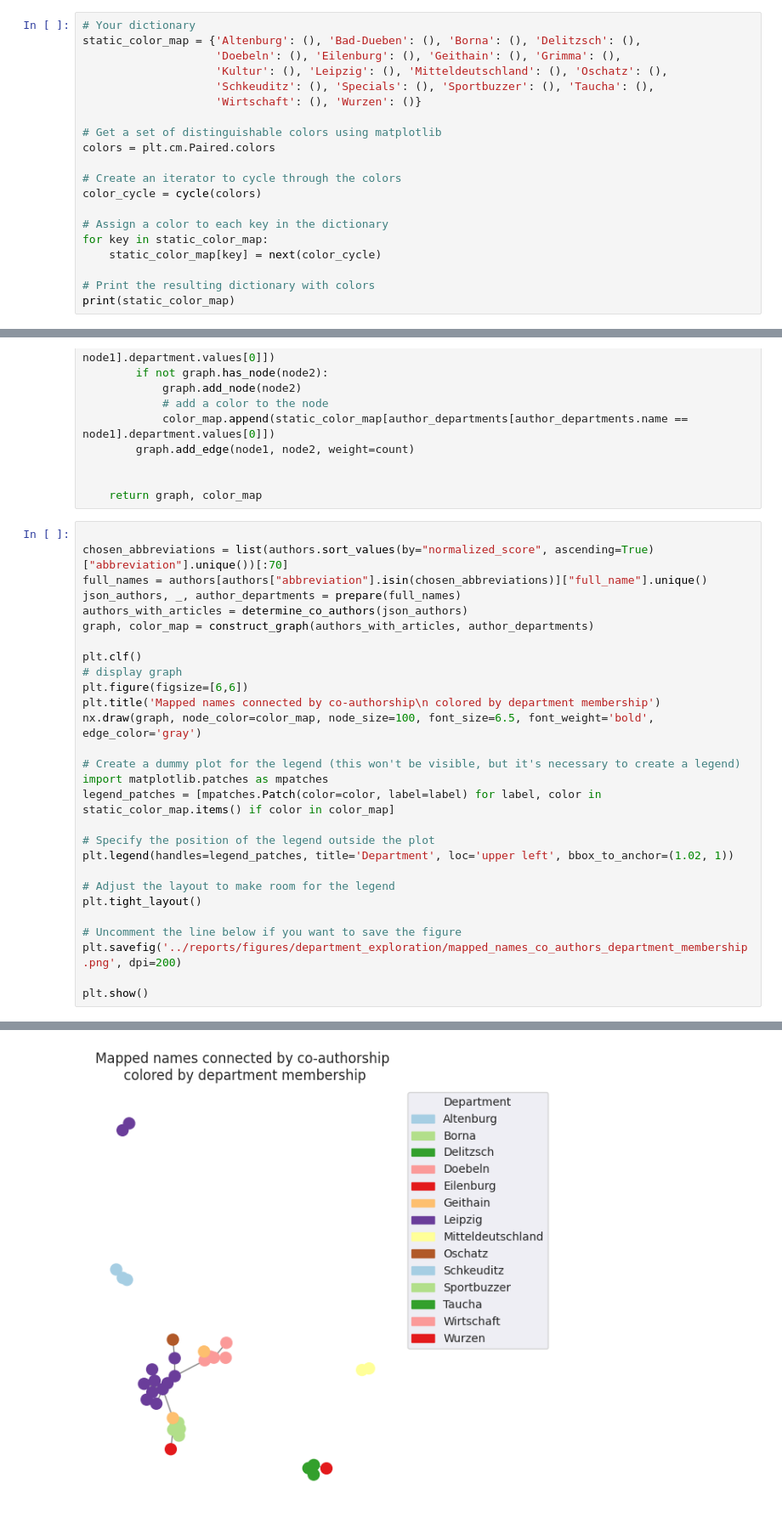
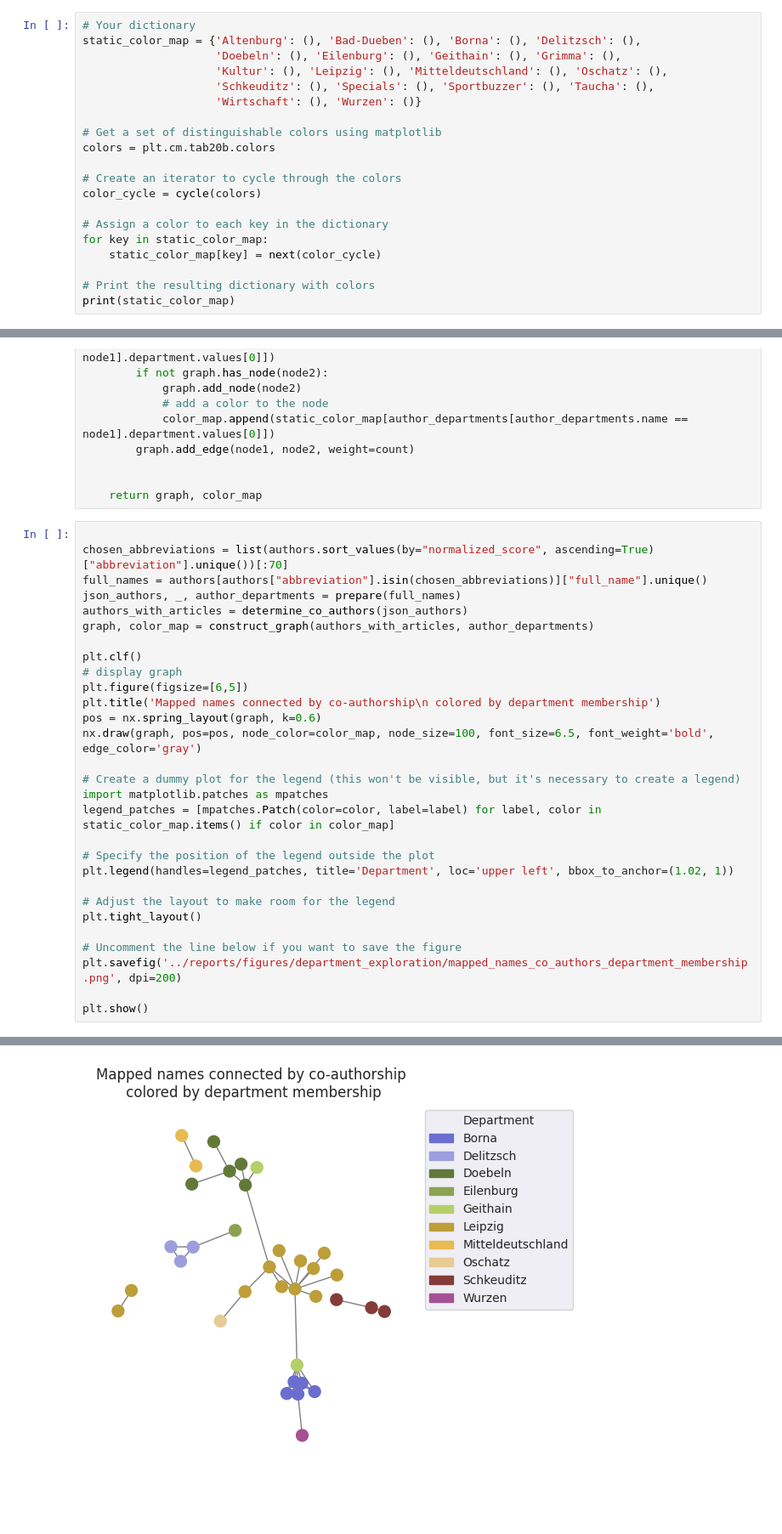
Before and after one commit to st0ffregen/lvzStatistics, a Jupyter notebook: notebooks/1.6.2-author-mapping-evaluation-department-assoziation.ipynb, the cells around one changed output, grey strips where cells are left out. Shown at 85% size. Saved outputs shown, nothing was run; the diff lists cells and outputs as text; blank space fills up the shorter version.

```diff
--- a/notebooks/1.6.2-author-mapping-evaluation-department-assoziation.ipynb
+++ b/notebooks/1.6.2-author-mapping-evaluation-department-assoziation.ipynb
@@ -19,7 +19,7 @@ static_color_map = {'Altenburg': (), 'Bad-Dueben': (), 'Borna': (), 'Delitzsch':
                     'Wirtschaft': (), 'Wurzen': ()}
 
 # Get a set of distinguishable colors using matplotlib
-colors = plt.cm.Paired.colors
+colors = plt.cm.tab20b.colors
 
 # Create an iterator to cycle through the colors
 color_cycle = cycle(colors)
@@ -165,35 +165,36 @@ def construct_graph(authors_with_articles, author_departments):
 # %%
 
 chosen_abbreviations = list(authors.sort_values(by="normalized_score", ascending=True)["abbreviation"].unique())[:70]
 full_names = authors[authors["abbreviation"].isin(chosen_abbreviations)]["full_name"].unique()
 json_authors, _, author_departments = prepare(full_names)
 authors_with_articles = determine_co_authors(json_authors)
 graph, color_map = construct_graph(authors_with_articles, author_departments)
 
 plt.clf()
 # display graph
-plt.figure(figsize=[6,6])
+plt.figure(figsize=[6,5])
 plt.title('Mapped names connected by co-authorship\n colored by department membership')
-nx.draw(graph, node_color=color_map, node_size=100, font_size=6.5, font_weight='bold', edge_color='gray')
+pos = nx.spring_layout(graph, k=0.6)
+nx.draw(graph, pos=pos, node_color=color_map, node_size=100, font_size=6.5, font_weight='bold', edge_color='gray')
 
 # Create a dummy plot for the legend (this won't be visible, but it's necessary to create a legend)
 import matplotlib.patches as mpatches
 legend_patches = [mpatches.Patch(color=color, label=label) for label, color in static_color_map.items() if color in color_map]
 
 # Specify the position of the legend outside the plot
 plt.legend(handles=legend_patches, title='Department', loc='upper left', bbox_to_anchor=(1.02, 1))
 
 # Adjust the layout to make room for the legend
 plt.tight_layout()
 
 # Uncomment the line below if you want to save the figure
 plt.savefig('../reports/figures/department_exploration/mapped_names_co_authors_department_membership.png', dpi=200)
 
 plt.show()
 # %% [output]
 728
 <Figure size 640x480 with 0 Axes>
-[figure, old version]
+[figure, new version]
 # %%
 # NOW for "ground truth" aka the set of abbreviations
 json_authors, _, author_departments = prepare(chosen_abbreviations, match_on="abbreviation")
```
Also changed, not shown: parts of 5 cells of this notebook, 6 other files.
